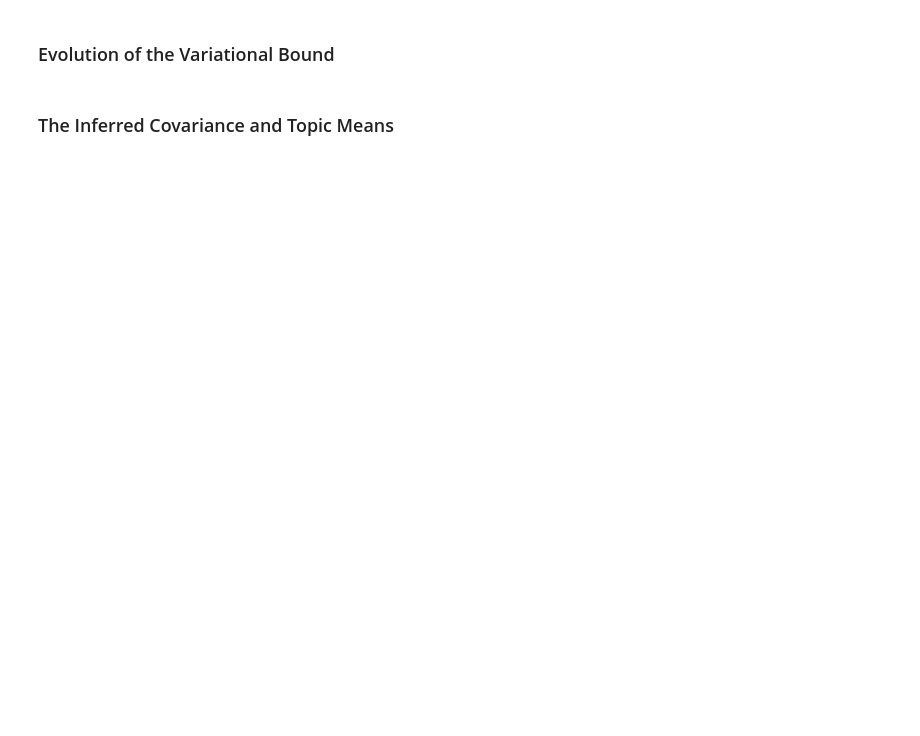
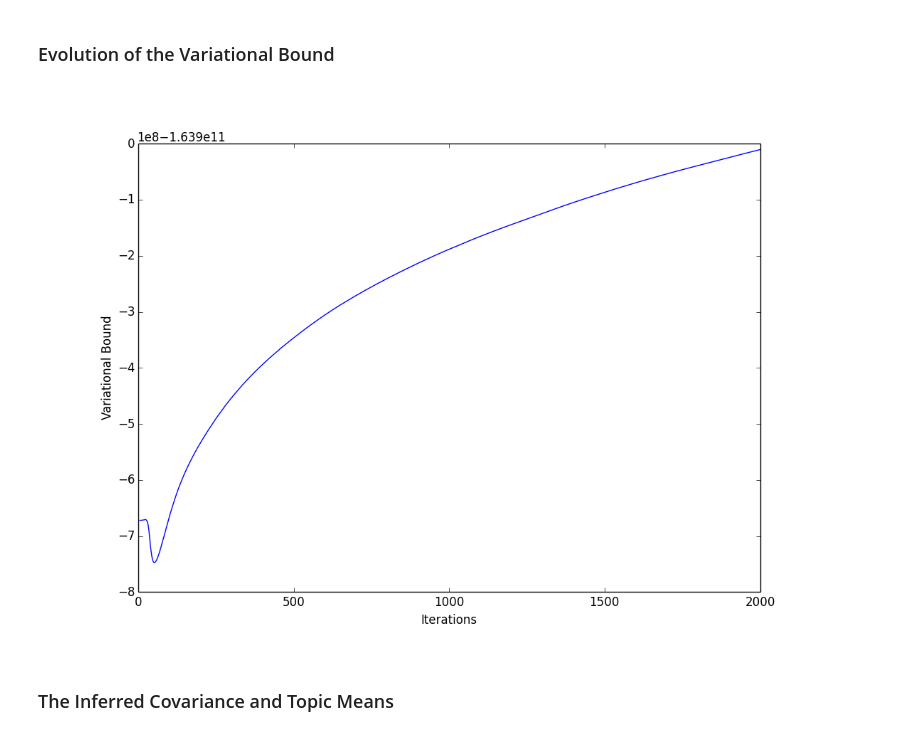
Before and after one commit to budgefeeney/sidetopics, a Jupyter notebook: src/notebooks/DatasetTests.ipynb, the cells around one changed output. Cells and saved outputs as stored; diff of their text form; code cells hidden in the pictures; blank space fills up the shorter version.

```diff
--- a/src/notebooks/DatasetTests.ipynb
+++ b/src/notebooks/DatasetTests.ipynb
@@ -786,7 +796,9 @@ a_model.K
 # %% [markdown]
 ### Evolution of the Variational Bound
 # %%
-Image("/Users/bryanfeeney/Desktop/real_author_ctm_bound.png")
+Image("/Users/bryanfeeney/Desktop/ctm_bohning.png")
+# %% [output]
+[figure, added]
 # %% [markdown]
 ### The Inferred Covariance and Topic Means
 # %%
```
Also changed, not shown: parts of 39 cells of this notebook.
